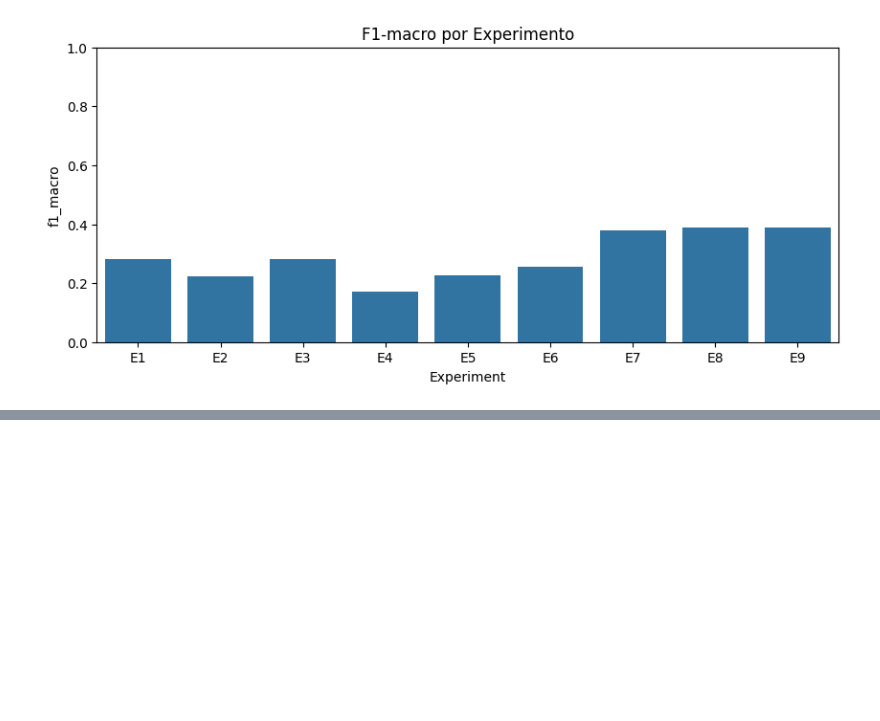
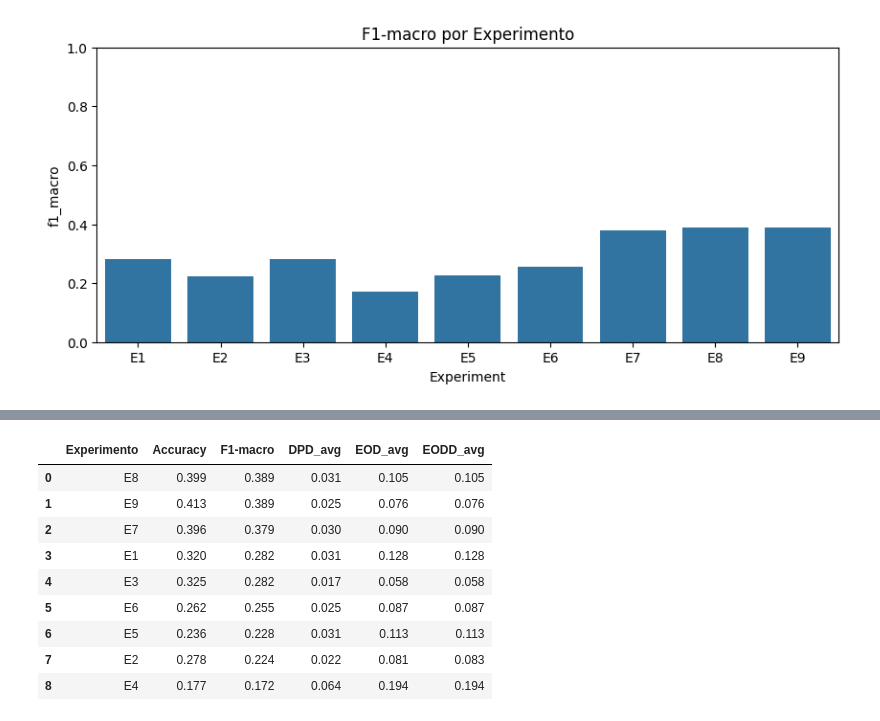
Before and after one commit to saulbyRB/Bias-experiments, a Jupyter notebook: Proyecto_individual.ipynb, the cells around one changed output, grey strips where cells are left out. Saved outputs shown, nothing was run; the diff lists cells and outputs as text; code cells hidden in the pictures; blank space fills up the shorter version.

```diff
--- a/Proyecto_individual.ipynb
+++ b/Proyecto_individual.ipynb
@@ -1052,3 +1171,37 @@ for exp_name, model in trained_models.items():
+# %%
+# Crear un DataFrame resumen de métricas clave
+summary_table = pd.DataFrame([
+    {
+        "Experimento": exp_name,
+        "Accuracy": results_summary[exp_name]["accuracy"],
+        "F1-macro": results_summary[exp_name]["f1_macro"],
+        "DPD_avg": results_summary[exp_name]["demographic_parity_diff_avg"],
+        "EOD_avg": results_summary[exp_name]["equal_opportunity_diff_avg"],
+        "EODD_avg": results_summary[exp_name]["equalized_odds_diff_avg"]
+    }
+    for exp_name in trained_models
+])
+
+# Ordenar por F1-macro descendente
+summary_table = summary_table.sort_values("F1-macro", ascending=False).reset_index(drop=True)
+summary_table.style.format({
+    "Accuracy": "{:.3f}",
+    "F1-macro": "{:.3f}",
+    "DPD_avg": "{:.3f}",
+    "EOD_avg": "{:.3f}",
+    "EODD_avg": "{:.3f}"
+})
+# %% [output]
+|  | Experimento | Accuracy | F1-macro | DPD_avg | EOD_avg | EODD_avg |
+| 0 | E8 | 0.399 | 0.389 | 0.031 | 0.105 | 0.105 |
+| 1 | E9 | 0.413 | 0.389 | 0.025 | 0.076 | 0.076 |
+| 2 | E7 | 0.396 | 0.379 | 0.030 | 0.090 | 0.090 |
+| 3 | E1 | 0.320 | 0.282 | 0.031 | 0.128 | 0.128 |
+| 4 | E3 | 0.325 | 0.282 | 0.017 | 0.058 | 0.058 |
+| 5 | E6 | 0.262 | 0.255 | 0.025 | 0.087 | 0.087 |
+| 6 | E5 | 0.236 | 0.228 | 0.031 | 0.113 | 0.113 |
+| 7 | E2 | 0.278 | 0.224 | 0.022 | 0.081 | 0.083 |
+| 8 | E4 | 0.177 | 0.172 | 0.064 | 0.194 | 0.194 |
 # %% [markdown]
 ## 9️. Conclusiones
 
```
Also changed, not shown: parts of 20 cells of this notebook.
